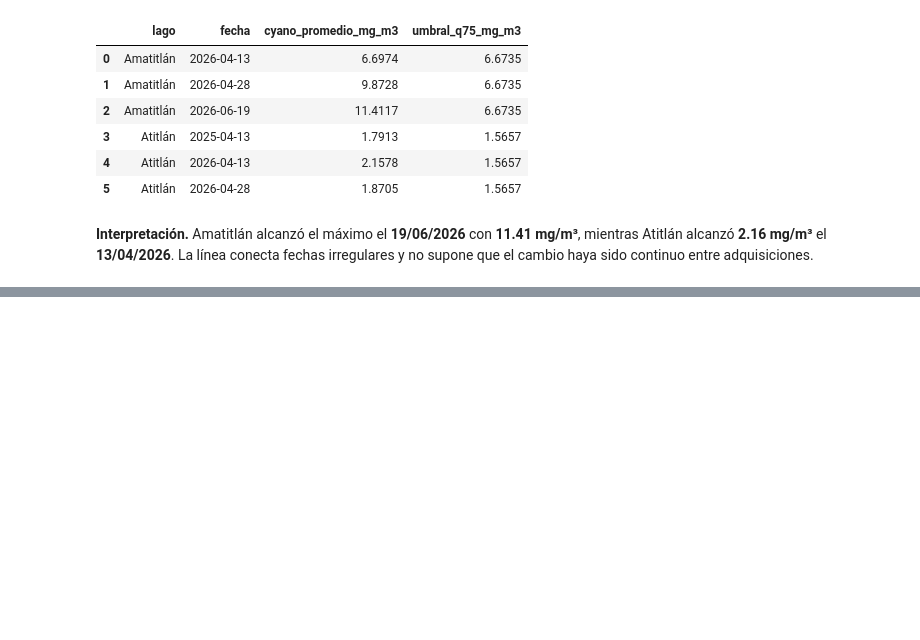
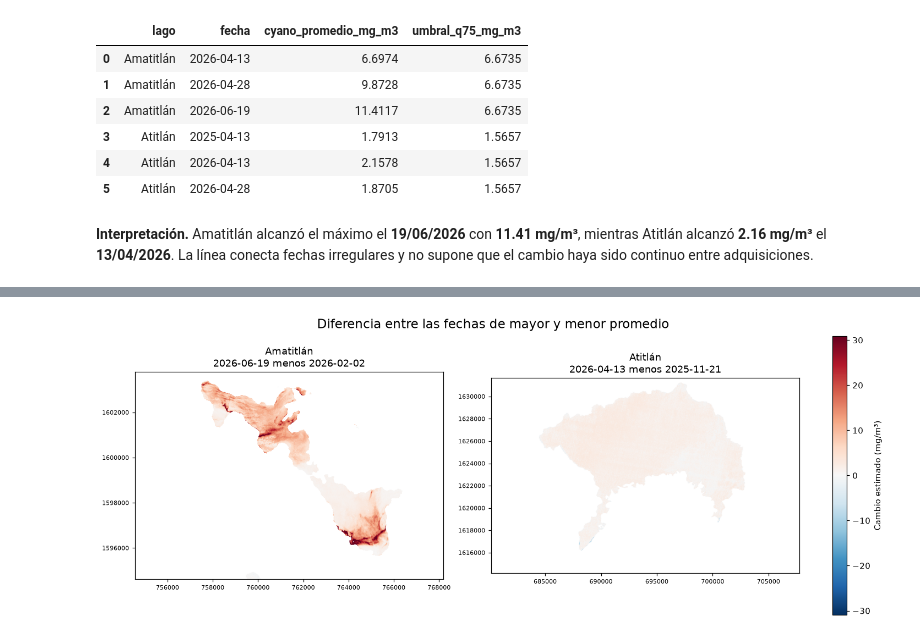
Before and after one commit to Dcextrim/Lab4-Analisis-Geoespacial, a Jupyter notebook: notebooks/laboratorio-4.ipynb, the cells around one changed output, grey strips where cells are left out. Saved outputs shown, nothing was run; the diff lists cells and outputs as text; code cells hidden in the pictures; blank space fills up the shorter version.

```diff
--- a/notebooks/laboratorio-4.ipynb
+++ b/notebooks/laboratorio-4.ipynb
@@ -447,0 +475,82 @@ La nubosidad, el brillo solar, los sedimentos, la mezcla de orilla y la cobertur
+# %%
+HIGH_THRESHOLD = 20.0
+MIN_VALID_DATES = 6
+PERSISTENT_PERCENT = 50.0
+spatial_cache = {}
+differences = []
+persistence_rows = []
+
+for lake_id, group in summary.groupby("lago_id", sort=True):
+    low = group.loc[group["cyano_promedio_mg_m3"].idxmin()]
+    high = group.loc[group["cyano_promedio_mg_m3"].idxmax()]
+    low_arrays, _, _ = read_index_product(INDEX_DIR / lake_id / f"{low['fecha']:%Y-%m-%d}_indices.tif")
+    high_arrays, profile, pixel_area = read_index_product(INDEX_DIR / lake_id / f"{high['fecha']:%Y-%m-%d}_indices.tif")
+    both_valid = np.isfinite(low_arrays["CYANO_CHLA"]) & np.isfinite(high_arrays["CYANO_CHLA"])
+    difference = np.where(both_valid, high_arrays["CYANO_CHLA"] - low_arrays["CYANO_CHLA"], np.nan)
+
+    first_values, _, _ = read_index_product(products[lake_id][0][1])
+    valid_count = np.zeros(first_values["CYANO_CHLA"].shape, dtype=np.uint16)
+    high_count = np.zeros_like(valid_count)
+    for _, path in products[lake_id]:
+        arrays, _, _ = read_index_product(path)
+        cyano = arrays["CYANO_CHLA"]
+        valid = np.isfinite(cyano)
+        valid_count += valid
+        high_count += valid & (cyano >= HIGH_THRESHOLD)
+    persistence = np.full(valid_count.shape, np.nan, dtype=np.float32)
+    enough = valid_count >= MIN_VALID_DATES
+    persistence[enough] = 100 * high_count[enough] / valid_count[enough]
+    persistent = persistence >= PERSISTENT_PERCENT
+
+    height, width = persistence.shape
+    zones = {
+        "Noroeste": (slice(0, height // 2), slice(0, width // 2)),
+        "Noreste": (slice(0, height // 2), slice(width // 2, width)),
+        "Suroeste": (slice(height // 2, height), slice(0, width // 2)),
+        "Sureste": (slice(height // 2, height), slice(width // 2, width)),
+    }
+    for zone, slices in zones.items():
+        zone_enough = enough[slices]
+        zone_persistent = persistent[slices]
+        persistence_rows.append({
+            "lago": LAKES[lake_id]["name"], "lago_id": lake_id, "zona": zone,
+            "frecuencia_media_pct": float(np.nanmean(persistence[slices][zone_enough])),
+            "area_persistente_km2": int(np.count_nonzero(zone_persistent)) * pixel_area,
+        })
+    persistence_rows.append({
+        "lago": LAKES[lake_id]["name"], "lago_id": lake_id, "zona": "Total",
+        "frecuencia_media_pct": float(np.nanmean(persistence)),
+        "area_persistente_km2": int(np.count_nonzero(persistent)) * pixel_area,
+    })
+    differences.append((lake_id, difference, profile, low, high))
+    spatial_cache[lake_id] = {"persistence": persistence, "profile": profile}
+
+vmax = max(2, max(float(np.nanpercentile(np.abs(item[1]), 99)) for item in differences))
+fig, axes = plt.subplots(1, 2, figsize=(13, 5), constrained_layout=True)
+for ax, (lake_id, difference, profile, low, high) in zip(axes, differences):
+    extent = plotting_extent(difference, transform=profile["transform"])
+    image = ax.imshow(difference, extent=extent, cmap="RdBu_r", vmin=-vmax, vmax=vmax)
+    ax.set_title(f"{LAKES[lake_id]['name']}\n{high['fecha']:%Y-%m-%d} menos {low['fecha']:%Y-%m-%d}")
+    ax.ticklabel_format(style="plain", useOffset=False); ax.tick_params(labelsize=7)
+fig.colorbar(image, ax=axes, label="Cambio estimado (mg/m³)")
+fig.suptitle("Diferencia entre las fechas de mayor y menor promedio", fontsize=15)
+fig.savefig(RESULTS_DIR / "05_diferencias.png", dpi=180, bbox_inches="tight")
+plt.show()
+
+fig, axes = plt.subplots(1, 2, figsize=(13, 5), constrained_layout=True)
+for ax, (lake_id, item) in zip(axes, sorted(spatial_cache.items())):
+    persistence = item["persistence"]
+    extent = plotting_extent(persistence, transform=item["profile"]["transform"])
+    image = ax.imshow(persistence, extent=extent, cmap="magma", vmin=0, vmax=50)
+    ax.set_title(f"Lago {LAKES[lake_id]['name']}")
+    ax.ticklabel_format(style="plain", useOffset=False); ax.tick_params(labelsize=7)
+fig.colorbar(image, ax=axes, label="Fechas válidas con ≥20 mg/m³ (%)")
+fig.suptitle("Persistencia espacial (mínimo seis fechas; 50% = persistente)", fontsize=15)
+fig.savefig(RESULTS_DIR / "05_persistencia.png", dpi=180, bbox_inches="tight")
+plt.show()
+
+persistence_table = pd.DataFrame(persistence_rows)
+persistence_table.to_csv(RESULTS_DIR / "persistencia_por_zona.csv", index=False)
+display(persistence_table)
+# %% [output]
+[figure, added]
```
Also changed, not shown: parts of 14 cells of this notebook, 8 other files.
